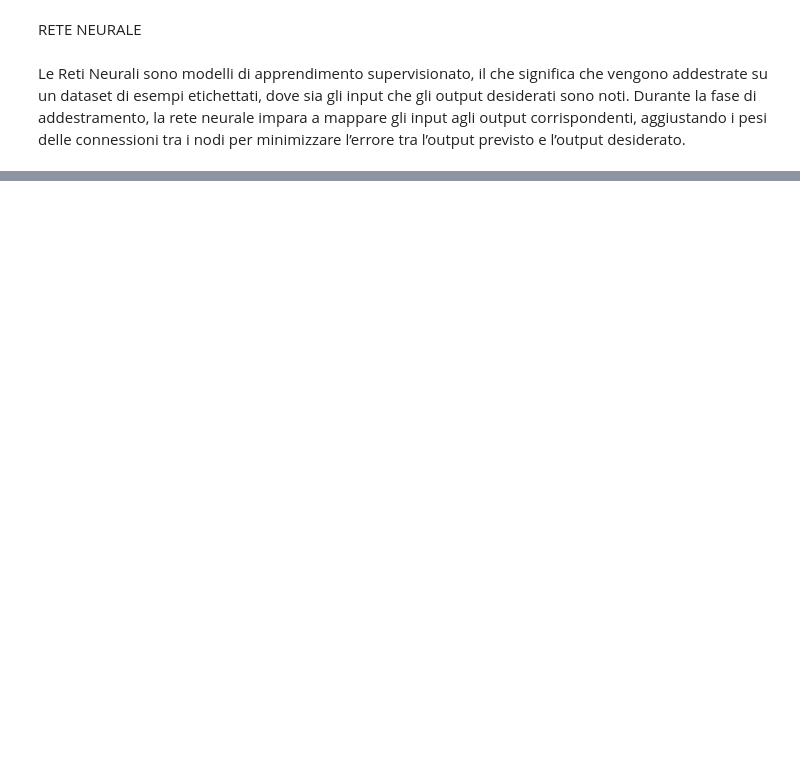
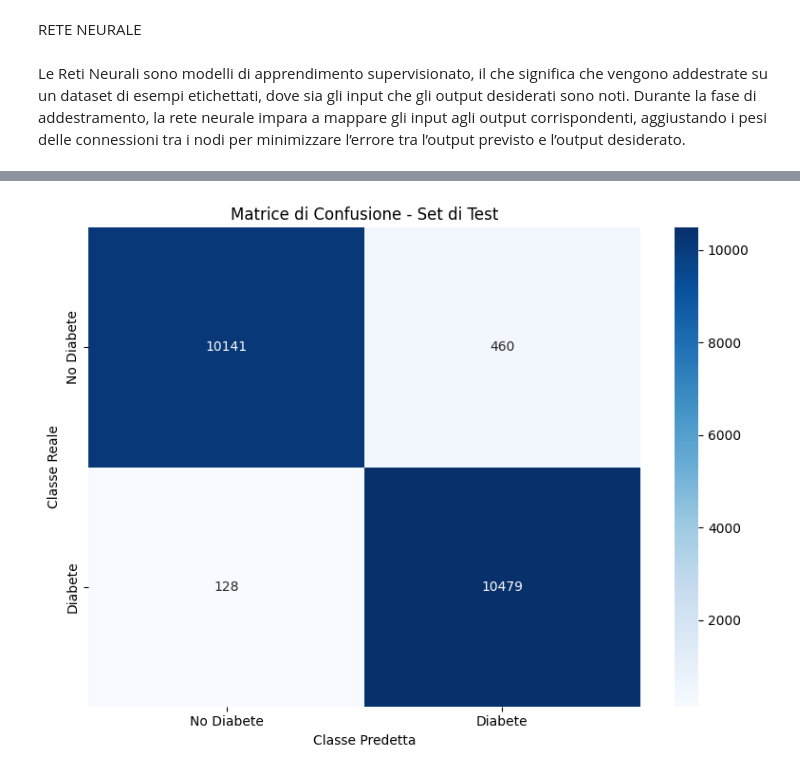
Before and after one commit to NIKFIORE/Progetto-Machine-Learning, a Jupyter notebook: Progetto.ipynb, the cells around one changed output, grey strips where cells are left out. Saved outputs shown, nothing was run; the diff lists cells and outputs as text; code cells hidden in the pictures; blank space fills up the shorter version.

```diff
--- a/Progetto.ipynb
+++ b/Progetto.ipynb
@@ -495,16 +432,18 @@ plt.show()
 # %%
-# Predizioni sui set di training e test (probabilità per ogni classe)
-y_pred_train_prob = model.predict(X_train_scaled)
-y_pred_train_classes = np.argmax(y_pred_train_prob, axis=1)
+# Predizioni (probabilità di avere diabete)
+y_pred_train_prob = model.predict(X_train).flatten()
+# Convertiamo le probabilità in predizioni binarie (0 o 1) usando soglia 0.5
+y_pred_train = (y_pred_train_prob > 0.5).astype(int)
 
-y_pred_test_prob = model.predict(X_test_scaled)
-y_pred_test_classes = np.argmax(y_pred_test_prob, axis=1)
+y_pred_test_prob = model.predict(X_test).flatten()
+# Convertiamo le probabilità in predizioni binarie (0 o 1) usando soglia 0.5
+y_pred_test = (y_pred_test_prob > 0.5).astype(int)
 
-# Report di classificazione per training e test
-print("\nReport di Classificazione - Training Set:")
-print(classification_report(y_train, y_pred_train_classes,
-                          target_names=['No Diabetes', 'Prediabetes', 'Diabetes']))
+# Report di classificazione per i set di training e test
+print("\nReport di Classificazione - Set di Training:")
+print(classification_report(y_train, y_pred_train,
+                         target_names=['No Diabete', 'Diabete']))
 
-print("\nReport di Classificazione - Test Set:")
-print(classification_report(y_test, y_pred_test_classes,
-                          target_names=['No Diabetes', 'Prediabetes', 'Diabetes']))
+print("\nReport di Classificazione - Set di Test:")
+print(classification_report(y_test, y_pred_test,
+                         target_names=['No Diabete', 'Diabete']))
@@ -511,12 +468,16 @@ print(classification_report(y_test, y_pred_test_classes,
 # %%
-# Matrice di confusione
-plt.figure(figsize=(8, 4))
-cm_test = confusion_matrix(y_test, y_pred_test_classes)
-sns.heatmap(cm_test, annot=True, fmt='d', cmap='viridis', center=0)
-plt.title('Matrice di Confusione - Test Set')
+# Matrice di confusione per il set di test
+plt.figure(figsize=(8, 6))
+cm_test = confusion_matrix(y_test, y_pred_test)
+sns.heatmap(cm_test, annot=True, fmt='d', cmap='Blues',
+            xticklabels=['No Diabete', 'Diabete'],
+            yticklabels=['No Diabete', 'Diabete'])
+plt.title('Matrice di Confusione - Set di Test')
 plt.ylabel('Classe Reale')
 plt.xlabel('Classe Predetta')
 plt.tight_layout()
 plt.show()
+# %% [output]
+[figure, added]
 # %%
 # Calcolo della curva ROC
```
Also changed, not shown: parts of 11 cells of this notebook.
